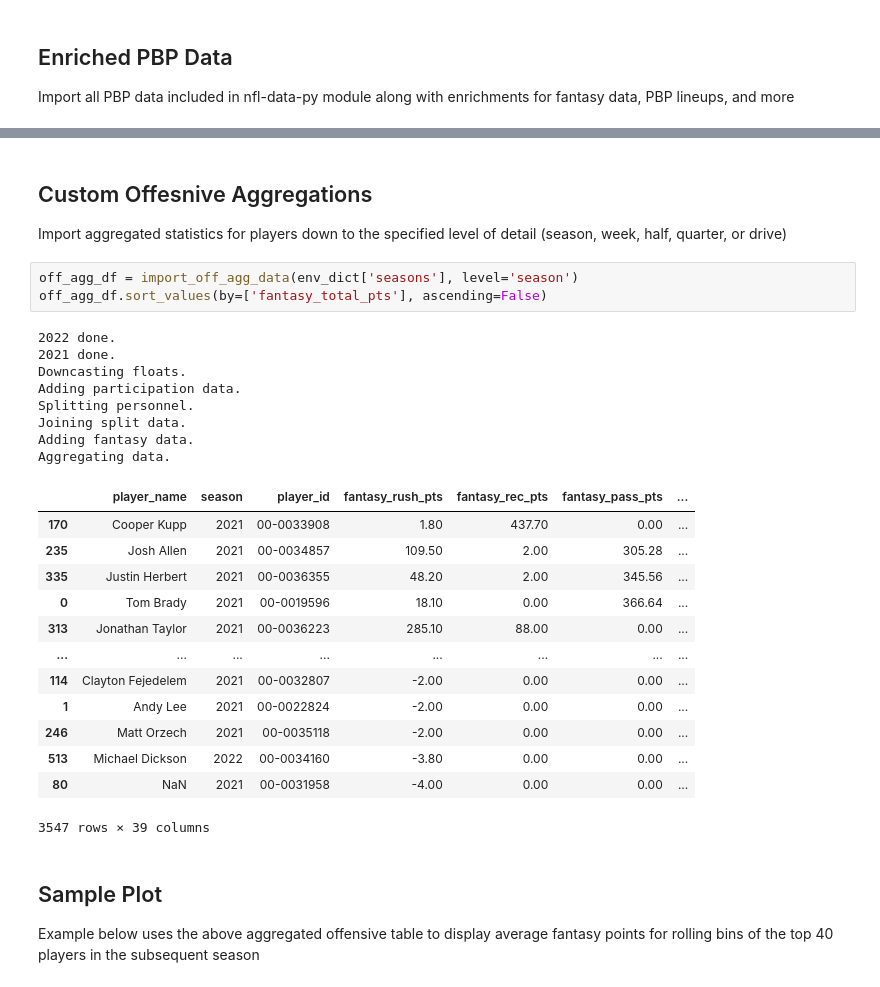
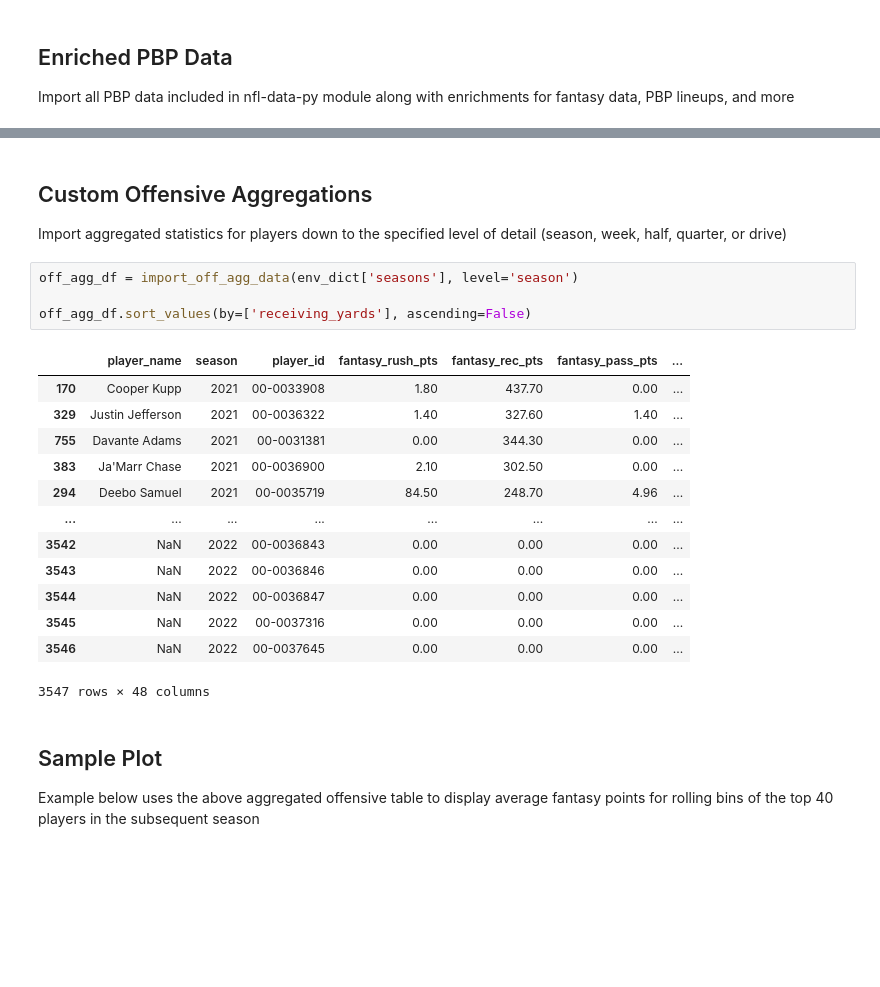
Before and after one commit to m-a-fayyaz/nfl_custom_aggs, a Jupyter notebook: sample_notebook.ipynb, the cells around one changed output, grey strips where cells are left out. Cells and saved outputs as stored; diff of their text form; blank space fills up the shorter version.

```diff
--- a/sample_notebook.ipynb
+++ b/sample_notebook.ipynb
@@ -44,33 +43,26 @@ Adding fantasy data.
 | 2122 | 43.00 | 2022_01_PHI_DET | 2022091104 | DET | PHI | REG | 1 | DET | home | ... |
 | 2123 | 58.00 | 2022_01_PHI_DET | 2022091104 | DET | PHI | REG | 1 | DET | home | ... |
 # %% [markdown]
-## Custom Offesnive Aggregations
+## Custom Offensive Aggregations
 Import aggregated statistics for players down to the specified level of detail (season, week, half, quarter, or drive)
 # %%
 off_agg_df = import_off_agg_data(env_dict['seasons'], level='season')
-off_agg_df.sort_values(by=['fantasy_total_pts'], ascending=False)
+
+off_agg_df.sort_values(by=['receiving_yards'], ascending=False)
 # %% [output]
+|  | player_name | season | player_id | fantasy_rush_pts | fantasy_rec_pts | fantasy_pass_pts | ... |
+| 170 | Cooper Kupp | 2021 | 00-0033908 | 1.80 | 437.70 | 0.00 | ... |
+| 329 | Justin Jefferson | 2021 | 00-0036322 | 1.40 | 327.60 | 1.40 | ... |
+| 755 | Davante Adams | 2021 | 00-0031381 | 0.00 | 344.30 | 0.00 | ... |
+| 383 | Ja'Marr Chase | 2021 | 00-0036900 | 2.10 | 302.50 | 0.00 | ... |
+| 294 | Deebo Samuel | 2021 | 00-0035719 | 84.50 | 248.70 | 4.96 | ... |
+| ... | ... | ... | ... | ... | ... | ... | ... |
+| 3542 | NaN | 2022 | 00-0036843 | 0.00 | 0.00 | 0.00 | ... |
+| 3543 | NaN | 2022 | 00-0036846 | 0.00 | 0.00 | 0.00 | ... |
+| 3544 | NaN | 2022 | 00-0036847 | 0.00 | 0.00 | 0.00 | ... |
+| 3545 | NaN | 2022 | 00-0037316 | 0.00 | 0.00 | 0.00 | ... |
+| 3546 | NaN | 2022 | 00-0037645 | 0.00 | 0.00 | 0.00 | ... |
-2022 done.
-2021 done.
-Downcasting floats.
-Adding participation data.
-Splitting personnel.
-Joining split data.
-Adding fantasy data.
-Aggregating data.
+3547 rows × 48 columns
-|  | player_name | season | player_id | fantasy_rush_pts | fantasy_rec_pts | fantasy_pass_pts | ... |
-| 170 | Cooper Kupp | 2021 | 00-0033908 | 1.80 | 437.70 | 0.00 | ... |
-| 235 | Josh Allen | 2021 | 00-0034857 | 109.50 | 2.00 | 305.28 | ... |
-| 335 | Justin Herbert | 2021 | 00-0036355 | 48.20 | 2.00 | 345.56 | ... |
-| 0 | Tom Brady | 2021 | 00-0019596 | 18.10 | 0.00 | 366.64 | ... |
-| 313 | Jonathan Taylor | 2021 | 00-0036223 | 285.10 | 88.00 | 0.00 | ... |
-| ... | ... | ... | ... | ... | ... | ... | ... |
-| 114 | Clayton Fejedelem | 2021 | 00-0032807 | -2.00 | 0.00 | 0.00 | ... |
-| 1 | Andy Lee | 2021 | 00-0022824 | -2.00 | 0.00 | 0.00 | ... |
-| 246 | Matt Orzech | 2021 | 00-0035118 | -2.00 | 0.00 | 0.00 | ... |
-| 513 | Michael Dickson | 2022 | 00-0034160 | -3.80 | 0.00 | 0.00 | ... |
-| 80 | NaN | 2021 | 00-0031958 | -4.00 | 0.00 | 0.00 | ... |
-3547 rows × 39 columns
 # %% [markdown]
 ## Sample Plot
 Example below uses the above aggregated offensive table to display average fantasy points for rolling bins of the top 40 players in the subsequent season
```
Also changed, not shown: parts of 2 cells of this notebook, 4 other files.
